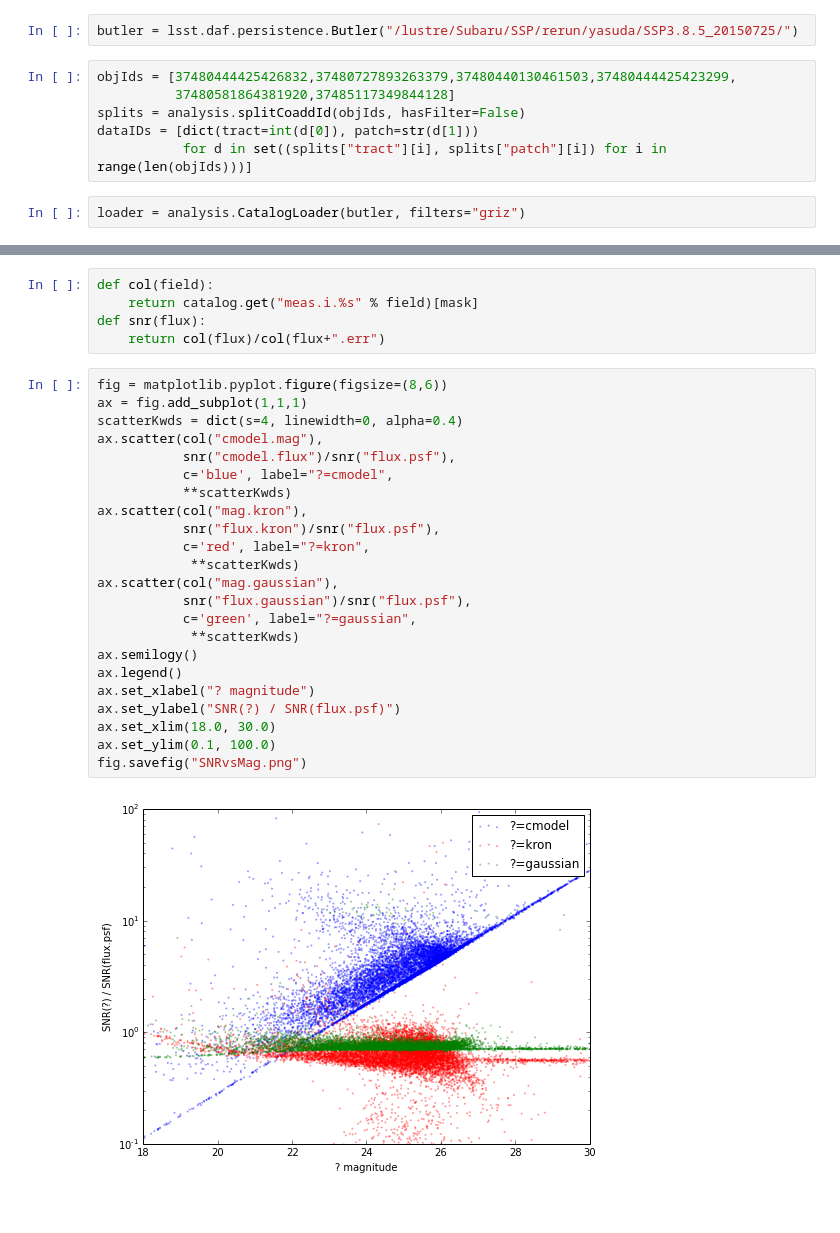
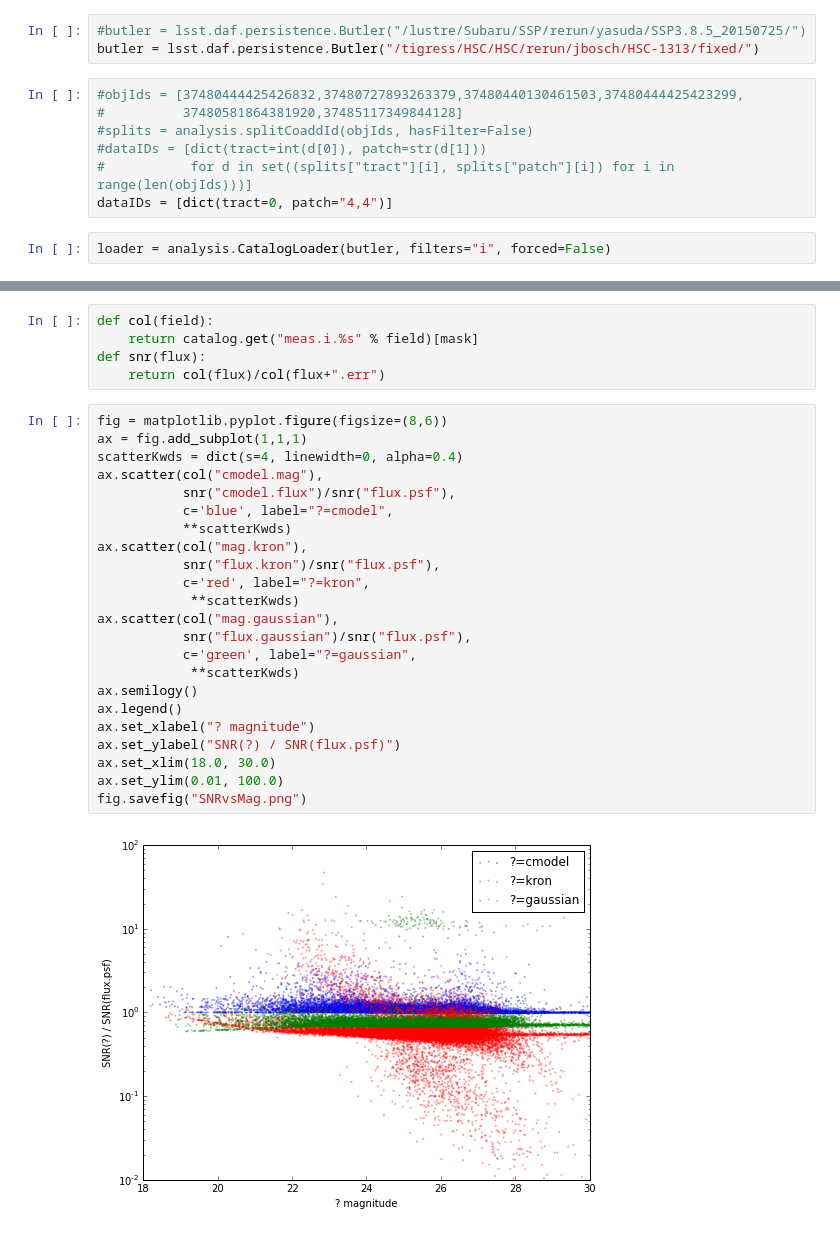
Before and after one commit to TallJimbo/analysis, a Jupyter notebook: HSC-1313.ipynb, the cells around one changed output, grey strips where cells are left out. Cells and saved outputs as stored; diff of their text form.

```diff
--- a/HSC-1313.ipynb
+++ b/HSC-1313.ipynb
@@ -3,14 +3,16 @@ import numpy
 import analysis
 import lsst.daf.persistence
 # %%
-butler = lsst.daf.persistence.Butler("/lustre/Subaru/SSP/rerun/yasuda/SSP3.8.5_20150725/")
+#butler = lsst.daf.persistence.Butler("/lustre/Subaru/SSP/rerun/yasuda/SSP3.8.5_20150725/")
+butler = lsst.daf.persistence.Butler("/tigress/HSC/HSC/rerun/jbosch/HSC-1313/fixed/")
 # %%
-objIds = [37480444425426832,37480727893263379,37480440130461503,37480444425423299,
-          37480581864381920,37485117349844128]
-splits = analysis.splitCoaddId(objIds, hasFilter=False)
-dataIDs = [dict(tract=int(d[0]), patch=str(d[1]))
-           for d in set((splits["tract"][i], splits["patch"][i]) for i in range(len(objIds)))]
+#objIds = [37480444425426832,37480727893263379,37480440130461503,37480444425423299,
+#          37480581864381920,37485117349844128]
+#splits = analysis.splitCoaddId(objIds, hasFilter=False)
+#dataIDs = [dict(tract=int(d[0]), patch=str(d[1]))
+#           for d in set((splits["tract"][i], splits["patch"][i]) for i in range(len(objIds)))]
+dataIDs = [dict(tract=0, patch="4,4")]
 # %%
-loader = analysis.CatalogLoader(butler, filters="griz")
+loader = analysis.CatalogLoader(butler, filters="i", forced=False)
 # %%
 catalog = loader.read(dataIDs[:1], progress=True)
@@ -98,25 +87,25 @@ def snr(flux):
 # %%
 fig = matplotlib.pyplot.figure(figsize=(8,6))
 ax = fig.add_subplot(1,1,1)
 scatterKwds = dict(s=4, linewidth=0, alpha=0.4)
 ax.scatter(col("cmodel.mag"),
            snr("cmodel.flux")/snr("flux.psf"),
            c='blue', label="?=cmodel",
            **scatterKwds)
 ax.scatter(col("mag.kron"),
            snr("flux.kron")/snr("flux.psf"),
            c='red', label="?=kron",
             **scatterKwds)
 ax.scatter(col("mag.gaussian"),
            snr("flux.gaussian")/snr("flux.psf"),
            c='green', label="?=gaussian",
             **scatterKwds)
 ax.semilogy()
 ax.legend()
 ax.set_xlabel("? magnitude")
 ax.set_ylabel("SNR(?) / SNR(flux.psf)")
 ax.set_xlim(18.0, 30.0)
-ax.set_ylim(0.1, 100.0)
+ax.set_ylim(0.01, 100.0)
 fig.savefig("SNRvsMag.png")
 # %% [output]
-[figure, old version]
+[figure, new version]
```
Also changed, not shown: parts of 9 cells of this notebook.
